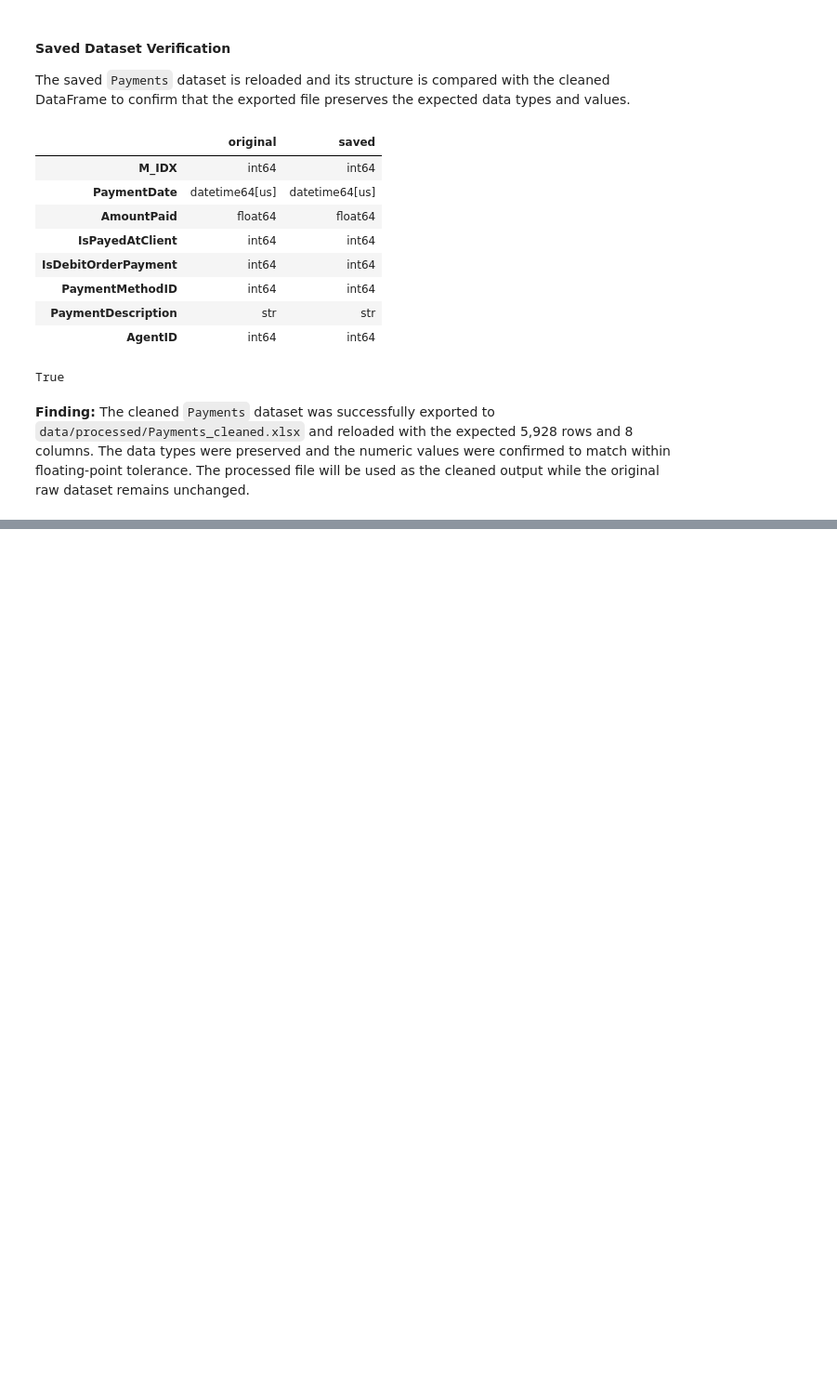
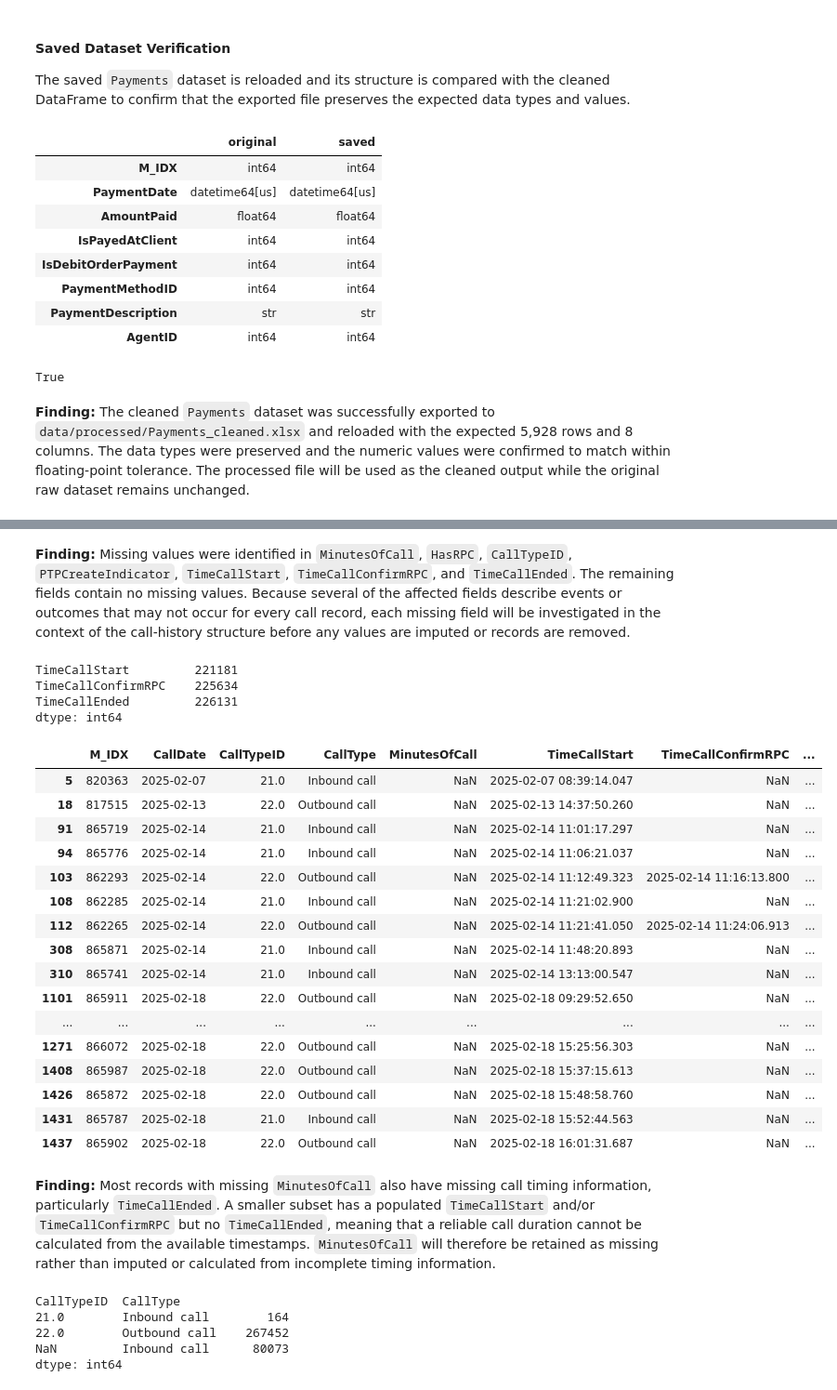
Before and after one commit to JamieJ0401/debt-collection-prediction, a Jupyter notebook: notebooks/02_data_cleaning.ipynb, the cells around one changed output, grey strips where cells are left out. Shown at 93% size. Saved outputs shown, nothing was run; the diff lists cells and outputs as text; code cells hidden in the pictures; blank space fills up the shorter version.

Commit message:
Clean PTP and CallHistory datsets

```diff
--- a/notebooks/02_data_cleaning.ipynb
+++ b/notebooks/02_data_cleaning.ipynb
@@ -1123,0 +1644,63 @@ True
+# %% [markdown]
+**Finding:** Missing values were identified in `MinutesOfCall`, `HasRPC`, `CallTypeID`, `PTPCreateIndicator`, `TimeCallStart`, `TimeCallConfirmRPC`, and `TimeCallEnded`. The remaining fields contain no missing values. Because several of the affected fields describe events or outcomes that may not occur for every call record, each missing field will be investigated in the context of the call-history structure before any values are imputed or records are removed.
+# %%
+call_history[call_history["MinutesOfCall"].isna()][
+    ["TimeCallStart", "TimeCallConfirmRPC", "TimeCallEnded"]
+].isna().sum()
+# %% [output]
+TimeCallStart         221181
+TimeCallConfirmRPC    225634
+TimeCallEnded         226131
+dtype: int64
+# %%
+call_history[
+    call_history["MinutesOfCall"].isna() &
+    (
+        call_history["TimeCallStart"].notna() |
+        call_history["TimeCallConfirmRPC"].notna()
+    )
+][
+    [
+        "M_IDX",
+        "CallDate",
+        "CallTypeID",
+        "CallType",
+        "MinutesOfCall",
+        "TimeCallStart",
+        "TimeCallConfirmRPC",
+        "TimeCallEnded"
+    ]
+].head(20)
+# %% [output]
+|  | M_IDX | CallDate | CallTypeID | CallType | MinutesOfCall | TimeCallStart | TimeCallConfirmRPC | ... |
+| 5 | 820363 | 2025-02-07 | 21.0 | Inbound call | NaN | 2025-02-07 08:39:14.047 | NaN | ... |
+| 18 | 817515 | 2025-02-13 | 22.0 | Outbound call | NaN | 2025-02-13 14:37:50.260 | NaN | ... |
+| 91 | 865719 | 2025-02-14 | 21.0 | Inbound call | NaN | 2025-02-14 11:01:17.297 | NaN | ... |
+| 94 | 865776 | 2025-02-14 | 21.0 | Inbound call | NaN | 2025-02-14 11:06:21.037 | NaN | ... |
+| 103 | 862293 | 2025-02-14 | 22.0 | Outbound call | NaN | 2025-02-14 11:12:49.323 | 2025-02-14 11:16:13.800 | ... |
+| 108 | 862285 | 2025-02-14 | 21.0 | Inbound call | NaN | 2025-02-14 11:21:02.900 | NaN | ... |
+| 112 | 862265 | 2025-02-14 | 22.0 | Outbound call | NaN | 2025-02-14 11:21:41.050 | 2025-02-14 11:24:06.913 | ... |
+| 308 | 865871 | 2025-02-14 | 21.0 | Inbound call | NaN | 2025-02-14 11:48:20.893 | NaN | ... |
+| 310 | 865741 | 2025-02-14 | 21.0 | Inbound call | NaN | 2025-02-14 13:13:00.547 | NaN | ... |
+| 1101 | 865911 | 2025-02-18 | 22.0 | Outbound call | NaN | 2025-02-18 09:29:52.650 | NaN | ... |
+| ... | ... | ... | ... | ... | ... | ... | ... | ... |
+| 1271 | 866072 | 2025-02-18 | 22.0 | Outbound call | NaN | 2025-02-18 15:25:56.303 | NaN | ... |
+| 1408 | 865987 | 2025-02-18 | 22.0 | Outbound call | NaN | 2025-02-18 15:37:15.613 | NaN | ... |
+| 1426 | 865872 | 2025-02-18 | 22.0 | Outbound call | NaN | 2025-02-18 15:48:58.760 | NaN | ... |
+| 1431 | 865787 | 2025-02-18 | 21.0 | Inbound call | NaN | 2025-02-18 15:52:44.563 | NaN | ... |
+| 1437 | 865902 | 2025-02-18 | 22.0 | Outbound call | NaN | 2025-02-18 16:01:31.687 | NaN | ... |
+# %% [markdown]
+**Finding:** Most records with missing `MinutesOfCall` also have missing call timing information, particularly `TimeCallEnded`. A smaller subset has a populated `TimeCallStart` and/or `TimeCallConfirmRPC` but no `TimeCallEnded`, meaning that a reliable call duration cannot be calculated from the available timestamps. `MinutesOfCall` will therefore be retained as missing rather than imputed or calculated from incomplete timing information.
+# %%
+call_history[call_history["HasRPC"].isna()][
+    ["CallTypeID", "CallType", "HasRPC"]
+].groupby(
+    ["CallTypeID", "CallType"],
+    dropna=False
+).size()
+# %% [output]
+CallTypeID  CallType
+21.0        Inbound call        164
+22.0        Outbound call    267452
+NaN         Inbound call      80073
+dtype: int64
```
Also changed, not shown: parts of 100 cells of this notebook.
